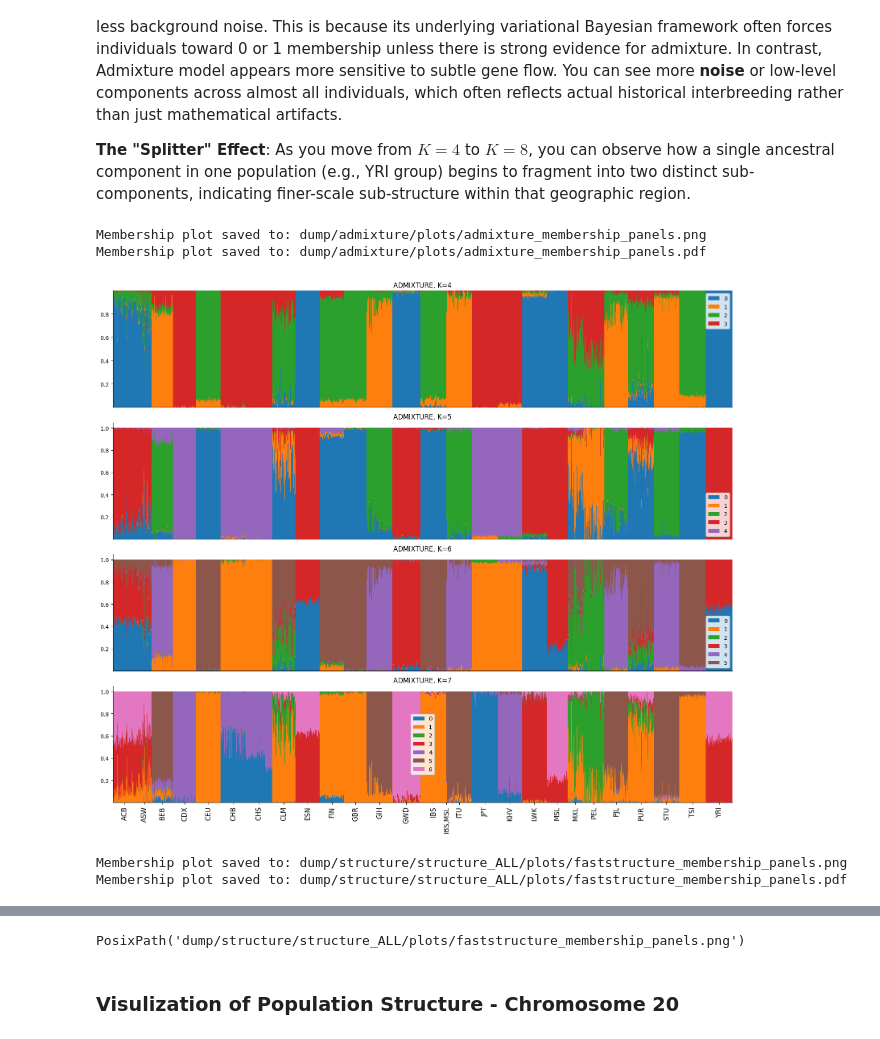
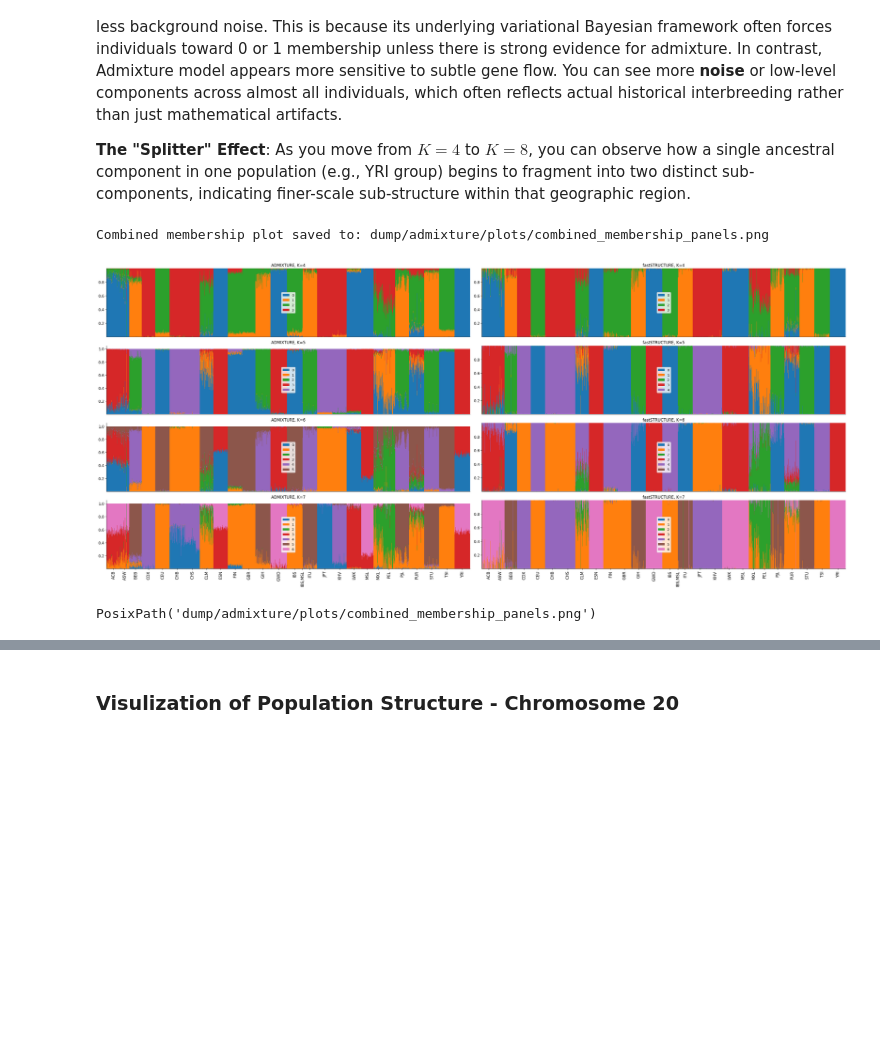
Before and after one commit to Hakuna25/Population_Structure_Modeling, a Jupyter notebook: analysis.ipynb, the cells around one changed output, grey strips where cells are left out. Drawn from its saved outputs; the diff is of its cells as text; code cells hidden in the pictures; blank space fills up the shorter version.

Commit message:
compact admixture barplots

```diff
--- a/analysis.ipynb
+++ b/analysis.ipynb
@@ -1186,23 +1243,24 @@ You can run our analysis code below to observe something interesting when explor
 
 **The "Splitter" Effect**: As you move from $K=4$ to $K=8$, you can observe how a single ancestral component in one population (e.g., YRI group) begins to fragment into two distinct sub-components, indicating finer-scale sub-structure within that geographic region.
 # %%
-plot_membership_panels(
+plot_combined_membership_panels(
     fam_path=plink_file(BASELINE_DATASET_PREFIX, ".fam"),
-    data_path_template=(
-        f"{BASELINE_RESULT['admixture_out_dir']}/"
-        f"{BASELINE_RESULT['admixture_prefix']}_ALL.pruned.{{K}}.Q"
-    ),
-    title_prefix="ADMIXTURE",
+    panels_config=[
+        {
+            "data_path_template": (
+                f"{BASELINE_RESULT['admixture_out_dir']}/"
+                f"{BASELINE_RESULT['admixture_prefix']}_ALL.pruned.{{K}}.Q"
+            ),
+            "title_prefix": "ADMIXTURE",
+        },
+        {
+            "data_path_template": "dump/structure/structure_ALL/fS_run_K.{K}.meanQ",
+            "title_prefix": "fastSTRUCTURE",
+            "reference_data_path_template": "dump/admixture/common_ALL.pruned.{K}.Q",
+        },
+    ],
 )
-plot_membership_panels(
-    fam_path=plink_file(BASELINE_DATASET_PREFIX, ".fam"),
-    data_path_template="dump/structure/structure_ALL/fS_run_K.{K}.meanQ",
-    title_prefix="fastSTRUCTURE",
-    reference_data_path_template="dump/admixture/common_ALL.pruned.{K}.Q",
-)
 # %% [output]
-Membership plot saved to: dump/admixture/plots/admixture_membership_panels.png
-Membership plot saved to: dump/admixture/plots/admixture_membership_panels.pdf
+Combined membership plot saved to: dump/admixture/plots/combined_membership_panels.png
-[figure, old version]
+[figure, new version]
-Membership plot saved to: dump/structure/structure_ALL/plots/faststructure_membership_panels.png
-Membership plot saved to: dump/structure/structure_ALL/plots/faststructure_membership_panels.pdf
+PosixPath('dump/admixture/plots/combined_membership_panels.png')
@@ -1210,4 +1267,3 @@ Membership plot saved to: dump/structure/structure_ALL/plots/faststructure_membe
-PosixPath('dump/structure/structure_ALL/plots/faststructure_membership_panels.png')
 # %% [markdown]
 ### Visulization of Population Structure - Chromosome 20
 # %%
```
Also changed, not shown: parts of 5 cells of this notebook, 1 other file.
